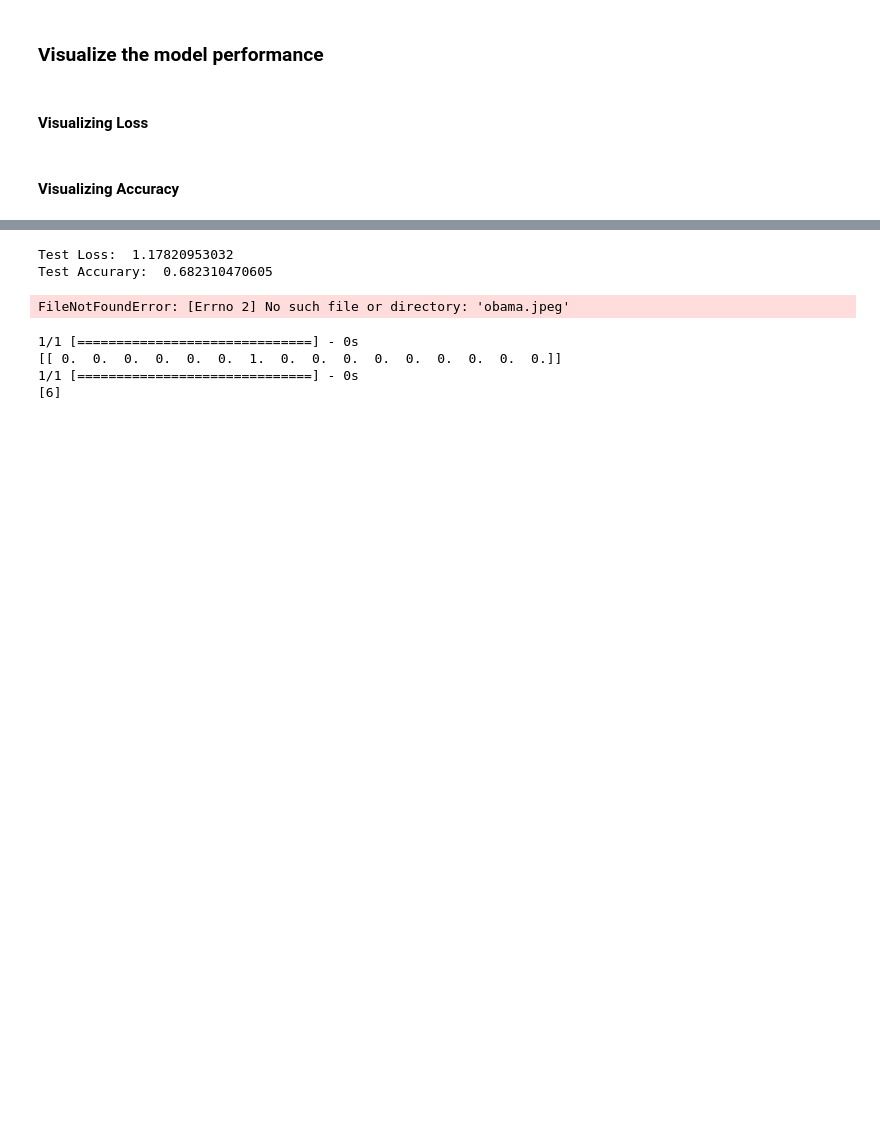
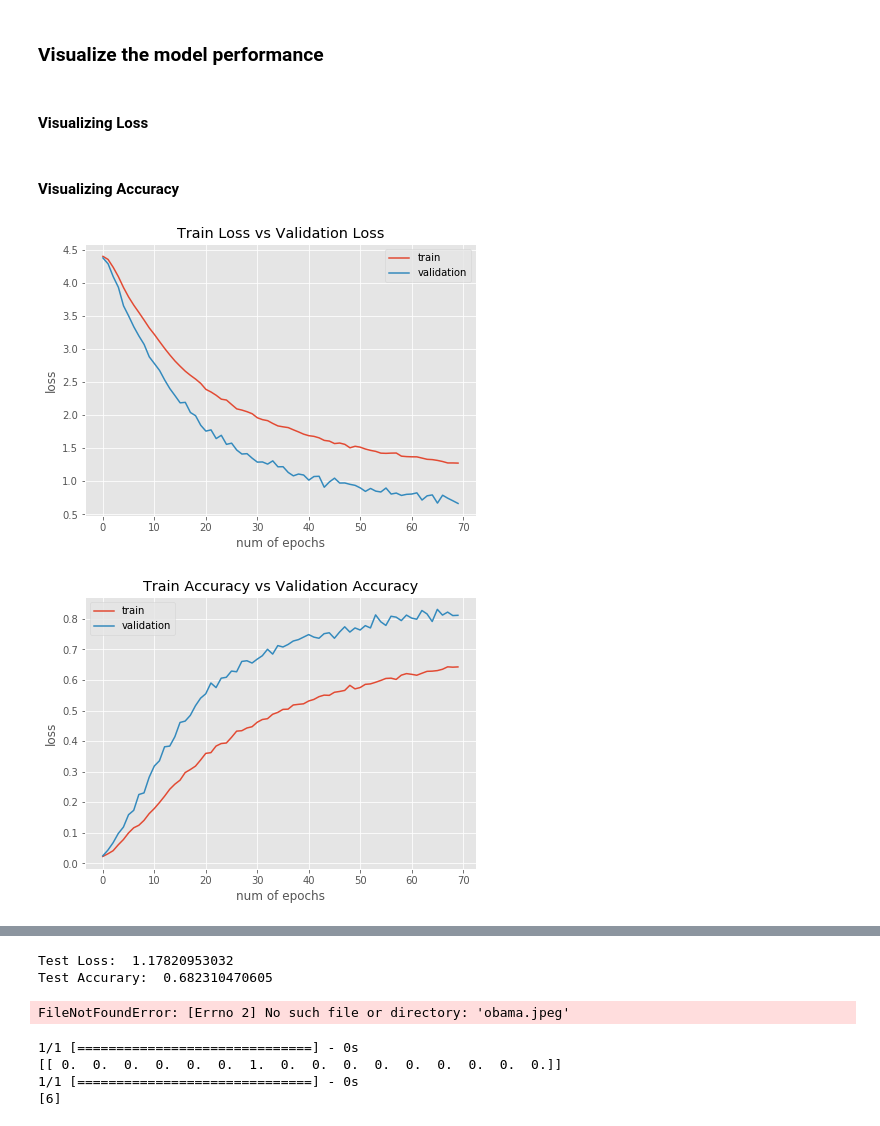
Before and after one commit to gutomcosta/who-is-in-the-photo, a Jupyter notebook: who-is-in-the-photo.ipynb, the cells around one changed output, grey strips where cells are left out. Saved outputs shown, nothing was run; the diff lists cells and outputs as text; code cells hidden in the pictures; blank space fills up the shorter version.

Commit message:
fine tunning the custom cnn model, current with underfitting :(

```diff
--- a/who-is-in-the-photo.ipynb
+++ b/who-is-in-the-photo.ipynb
@@ -587,0 +579,30 @@ Epoch 10/10
+# %%
+from keras.preprocessing.image import ImageDataGenerator
+
+train_datagen = ImageDataGenerator(
+        rescale=1./255,
+        shear_range=0.2,
+        zoom_range=0.2,
+        horizontal_flip=True)
+
+test_datagen = ImageDataGenerator(rescale=1./255)
+
+train_generator = train_datagen.flow_from_directory(
+        'faces/train',
+        target_size=(100, 100),
+        batch_size=32,
+        class_mode='categorical')
+
+validation_generator = test_datagen.flow_from_directory(
+        'faces/valid',
+        target_size=(100, 100),
+        batch_size=32,
+        class_mode='categorical')
+
+trainning_result = model.fit_generator(
+        train_generator,
+        steps_per_epoch=11071 // 32,
+        epochs=70,
+        callbacks=[checkpointer],
+        validation_data=validation_generator,
+        validation_steps=1364 // 32)
@@ -593,7 +632,7 @@ train_loss = trainning_result.history['loss']
 validation_loss = trainning_result.history['val_loss']
 train_acc = trainning_result.history['acc']
 validation_acc = trainning_result.history['val_acc']
-xc = range(epochs)
+xc = range(70)
 # %% [markdown]
 #### Visualizing Loss
 # %%
@@ -622,6 +661,15 @@ def visualize_acc(xc, train_acc, validation_acc):
     plt.legend(['train', 'validation'])
     plt.style.use(['ggplot'])
     plt.show()
+# %%
+# print(train_loss.shape)
+# print(validation_loss.shape)
+
+visualize_loss(xc,train_loss, validation_loss)
+visualize_acc(xc, train_acc, validation_acc)
+# %% [output]
+[figure, added]
+[figure, added]
 # %%
 score = model.evaluate(test_tensors,valid_tensors, verbose=0)
 # %% [output]
```
Also changed, not shown: parts of 8 cells of this notebook.
